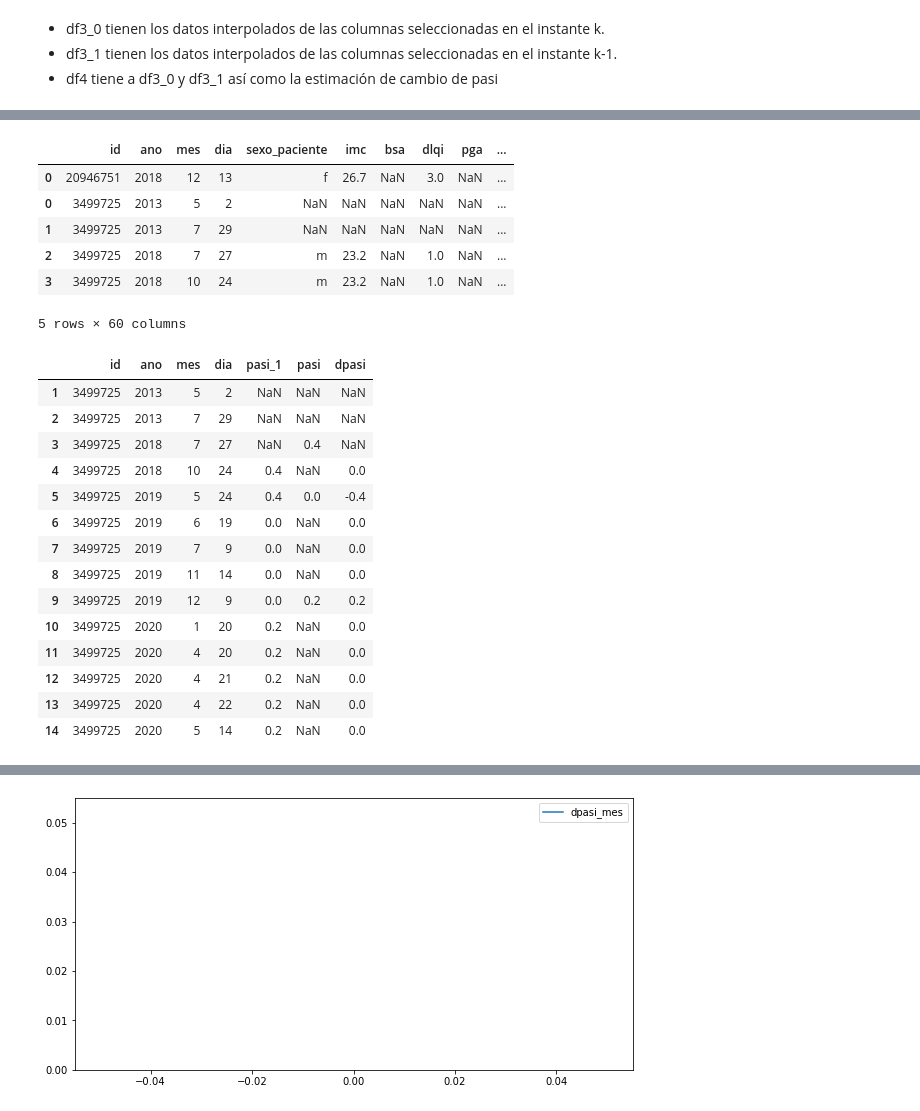
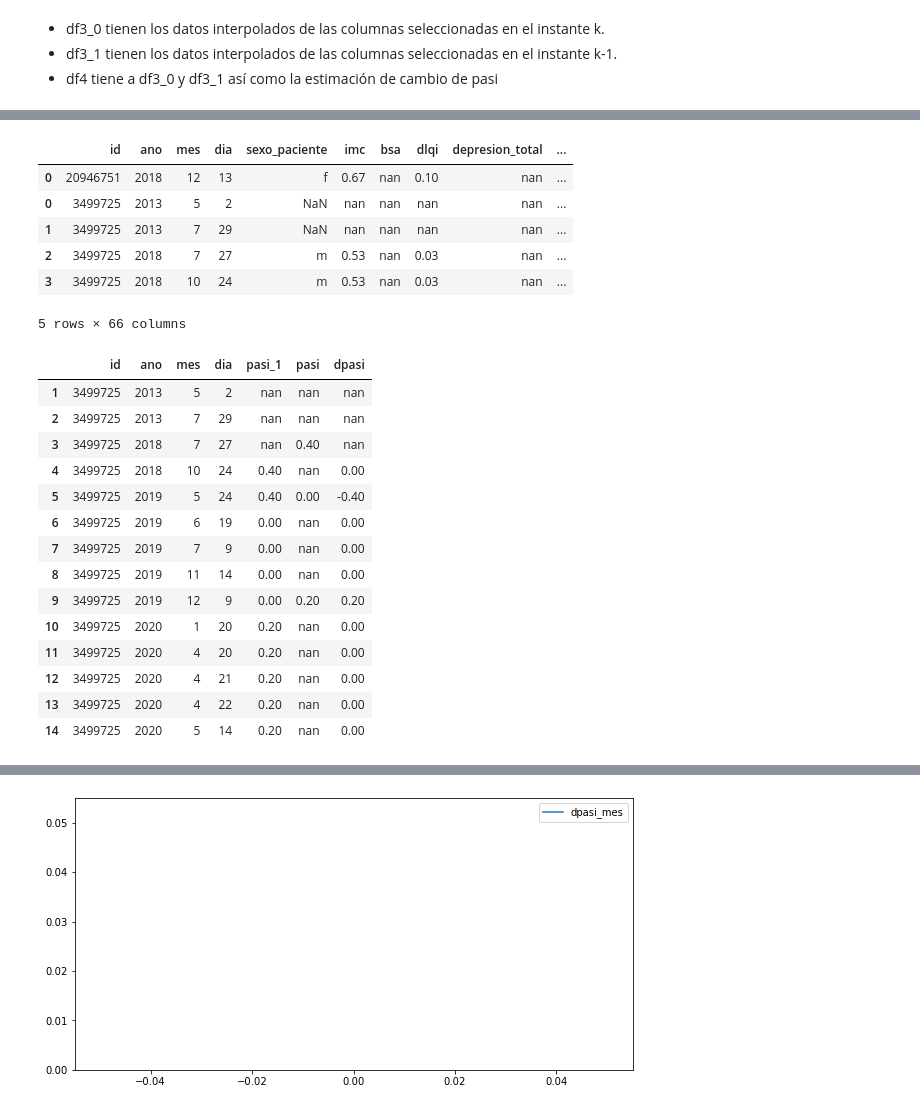
Before and after one commit to mavalderrama/helpharma, a Jupyter notebook: notebooks/analisis_JPDP.ipynb, the cells around one changed output, grey strips where cells are left out. Saved outputs shown, nothing was run; the diff lists cells and outputs as text; code cells hidden in the pictures.

```diff
--- a/notebooks/analisis_JPDP.ipynb
+++ b/notebooks/analisis_JPDP.ipynb
@@ -58 +89,13 @@ df.sample(5)
 5 rows × 261 columns
+# %%
+df_minmax = pd.DataFrame(data={'dlqi': [0, 30],
+                               'imc': [10, 35],
+                               'bsa': [0, 100],
+                               'edad': [0,100],
+                               'depresion_total': [0,10],
+                               'ansiedad_total': [0,10],
+                               'trastorno_sexual_total': [0,10],
+                               'psi_total': [0,10]
+                              },
+                         index = ["min", "max"])
+df_minmax
@@ -66,14 +113,15 @@ df.columns = df.columns.str.replace(">", "A_")
 df.columns = df.columns.str.replace("<", "_A")
 df["ano_dec"] = df["ano"]+(1/12)*df["mes"] + (1/365)*df["dia"]
 cols = df.columns# las variables medidas
-col_num = ["dlqi","pga", "imc", "bsa", "edad", "depresion_total", "ansiedad_total" , "trastorno_sexual_total", "psi_total"]
+col_num = ["dlqi", "imc", "bsa", "edad", "depresion_total", "ansiedad_total" , "trastorno_sexual_total", "psi_total"]
 col_med = cols[pd.Series(cols).str.startswith('medicamento')]
 med_interes = ["adalimumab", "certolizumab","etanercept", "golimumab", "guselkumab",
-               "infliximab", "ixekinumab", "secukinumab", "ustekinumab"]
+               "infliximab", "ixekinumab", "secukinumab", "ustekinumab", "mometasona"]
 varsX = []
 for c in cols:
     if c in col_num:
-        df[c] = df[c].astype('float')
+        temp = df[c].astype('float')
+        df[c] = (temp - df_minmax[c]['min'])/(df_minmax[c]['max'] - df_minmax[c]['min'])
         varsX.append(c)
     if c in col_med:
         if any(substring in c for substring in med_interes):
@@ -81,6 +129,8 @@ for c in cols:
 varsX.append('eritema')
 varsX.append('endurecimiento')
 varsX.append('descamacion')
+varsX.append('pga')
+
 varsX
 # %% [output]
 ['imc',
@@ -204,25 +281,30 @@ Index(['ano_1', 'mes_1', 'dia_1', 'imc_1', 'bsa_1', 'dlqi_1', 'pga_1',
 # %%
 df4 = pd.concat([df3_0, df3_1], axis=1)
 
 df4["fecha_dec"] =   df4["ano"]   + (1/12)*df4["mes"]   + (1/365)*df4["dia"]
 df4["fecha_dec_1"] = df4["ano_1"] + (1/12)*df4["mes_1"] + (1/365)*df4["dia_1"]
 df4["meses_desde_consulta"] = 12*(df4["fecha_dec"] - df4["fecha_dec_1"])
 
 df4["dpasi"] = df4["pasi"] - df4["pasi_1"]
 df4["dpasi_mes"] = df4["dpasi"] / df4["meses_desde_consulta"]
 df4["dpasi_porc_mes"] = df4["dpasi"] / (df4["pasi_1"] * df4["meses_desde_consulta"] )
-df4["dpasi_porc"] = df4["dpasi"] / df4["pasi_1"]
+df4["dpasi_porc"] = df4["dpasi"] / (df4["pasi_1"] + 1e-10)
 
-df4["fracaso"] = np.where( (df4["dpasi_porc"] < 0.5)  | (df4["pasi"] > 7) | (df4["bsa"] > 5) ,1,0)
+# df4["fracaso"] = np.where( (df4["dpasi_porc"] < 0.5)  | (df4["pasi"] > 7) | (df4["bsa"] > 5) ,1 , 0)
+
+df4["fracaso"] = np.where( (df4["dpasi_porc"] > -0.5)  |
+                          (df4["pasi"] > 10) |
+                          (df4["bsa"] > 10) |
+                          (df4["dlqi"] > 10) ,1 , 0)
 df4.head()
 # %% [output]
-|  | id | ano | mes | dia | sexo_paciente | imc | bsa | dlqi | pga | ... |
-| 0 | 20946751 | 2018 | 12 | 13 | f | 26.7 | NaN | 3.0 | NaN | ... |
-| 0 | 3499725 | 2013 | 5 | 2 | NaN | NaN | NaN | NaN | NaN | ... |
-| 1 | 3499725 | 2013 | 7 | 29 | NaN | NaN | NaN | NaN | NaN | ... |
-| 2 | 3499725 | 2018 | 7 | 27 | m | 23.2 | NaN | 1.0 | NaN | ... |
-| 3 | 3499725 | 2018 | 10 | 24 | m | 23.2 | NaN | 1.0 | NaN | ... |
+|  | id | ano | mes | dia | sexo_paciente | imc | bsa | dlqi | depresion_total | ... |
+| 0 | 20946751 | 2018 | 12 | 13 | f | 0.67 | nan | 0.10 | nan | ... |
+| 0 | 3499725 | 2013 | 5 | 2 | NaN | nan | nan | nan | nan | ... |
+| 1 | 3499725 | 2013 | 7 | 29 | NaN | nan | nan | nan | nan | ... |
+| 2 | 3499725 | 2018 | 7 | 27 | m | 0.53 | nan | 0.03 | nan | ... |
+| 3 | 3499725 | 2018 | 10 | 24 | m | 0.53 | nan | 0.03 | nan | ... |
-5 rows × 60 columns
+5 rows × 66 columns
 # %%
 df5 = df4.drop('pasi', axis=1).merge(df[['id', 'ano', 'mes', 'dia', 'pasi']], how = 'left',
                 on = ['id', 'ano', 'mes', 'dia'])
@@ -230,20 +312,20 @@ df5 = df4.drop('pasi', axis=1).merge(df[['id', 'ano', 'mes', 'dia', 'pasi']], ho
 df5[df5["id"]==3499725][["id","ano","mes","dia","pasi_1","pasi","dpasi"]]
 # %% [output]
 |  | id | ano | mes | dia | pasi_1 | pasi | dpasi |
-| 1 | 3499725 | 2013 | 5 | 2 | NaN | NaN | NaN |
-| 2 | 3499725 | 2013 | 7 | 29 | NaN | NaN | NaN |
-| 3 | 3499725 | 2018 | 7 | 27 | NaN | 0.4 | NaN |
-| 4 | 3499725 | 2018 | 10 | 24 | 0.4 | NaN | 0.0 |
-| 5 | 3499725 | 2019 | 5 | 24 | 0.4 | 0.0 | -0.4 |
-| 6 | 3499725 | 2019 | 6 | 19 | 0.0 | NaN | 0.0 |
-| 7 | 3499725 | 2019 | 7 | 9 | 0.0 | NaN | 0.0 |
-| 8 | 3499725 | 2019 | 11 | 14 | 0.0 | NaN | 0.0 |
-| 9 | 3499725 | 2019 | 12 | 9 | 0.0 | 0.2 | 0.2 |
-| 10 | 3499725 | 2020 | 1 | 20 | 0.2 | NaN | 0.0 |
-| 11 | 3499725 | 2020 | 4 | 20 | 0.2 | NaN | 0.0 |
-| 12 | 3499725 | 2020 | 4 | 21 | 0.2 | NaN | 0.0 |
-| 13 | 3499725 | 2020 | 4 | 22 | 0.2 | NaN | 0.0 |
-| 14 | 3499725 | 2020 | 5 | 14 | 0.2 | NaN | 0.0 |
+| 1 | 3499725 | 2013 | 5 | 2 | nan | nan | nan |
+| 2 | 3499725 | 2013 | 7 | 29 | nan | nan | nan |
+| 3 | 3499725 | 2018 | 7 | 27 | nan | 0.40 | nan |
+| 4 | 3499725 | 2018 | 10 | 24 | 0.40 | nan | 0.00 |
+| 5 | 3499725 | 2019 | 5 | 24 | 0.40 | 0.00 | -0.40 |
+| 6 | 3499725 | 2019 | 6 | 19 | 0.00 | nan | 0.00 |
+| 7 | 3499725 | 2019 | 7 | 9 | 0.00 | nan | 0.00 |
+| 8 | 3499725 | 2019 | 11 | 14 | 0.00 | nan | 0.00 |
+| 9 | 3499725 | 2019 | 12 | 9 | 0.00 | 0.20 | 0.20 |
+| 10 | 3499725 | 2020 | 1 | 20 | 0.20 | nan | 0.00 |
+| 11 | 3499725 | 2020 | 4 | 20 | 0.20 | nan | 0.00 |
+| 12 | 3499725 | 2020 | 4 | 21 | 0.20 | nan | 0.00 |
+| 13 | 3499725 | 2020 | 4 | 22 | 0.20 | nan | 0.00 |
+| 14 | 3499725 | 2020 | 5 | 14 | 0.20 | nan | 0.00 |
 # %%
 df4[df4["id"]==3499725][["id","ano","mes","dia","pasi_1","pasi","dpasi_mes","dlqi","bsa","psi_total","imc"]]
 # %% [output]
```
Also changed, not shown: parts of 46 cells of this notebook, 2 other files.
